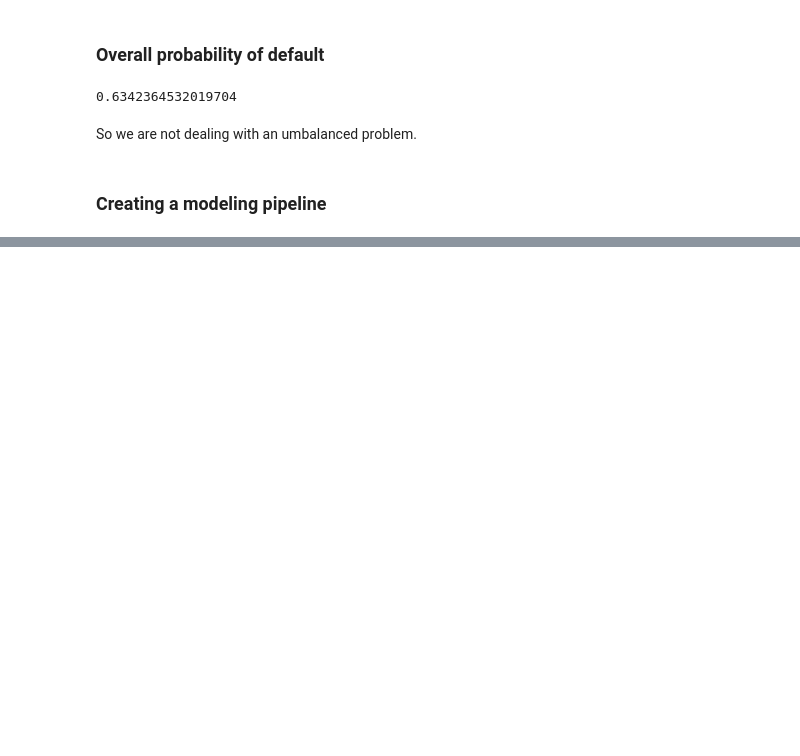
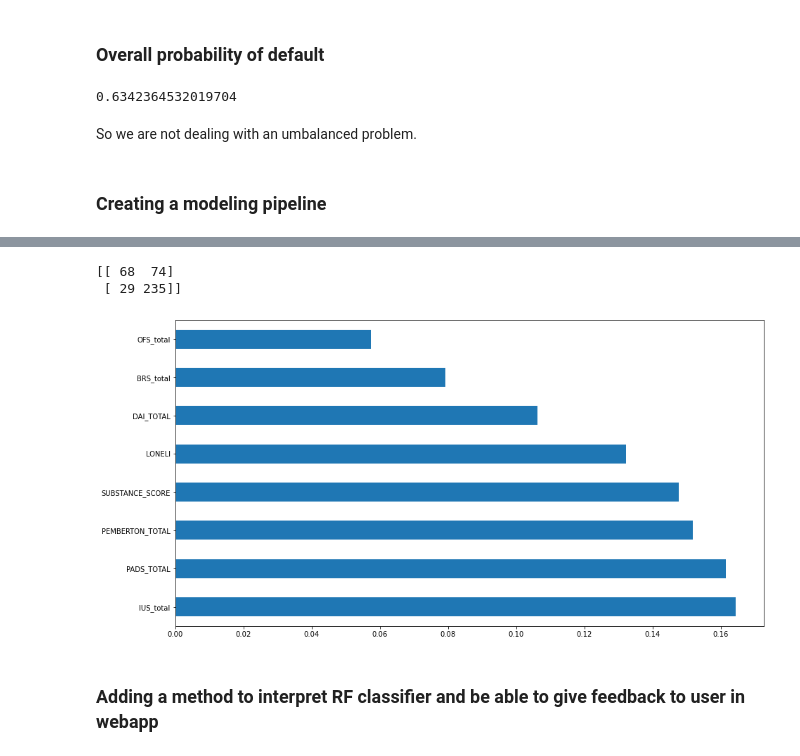
Before and after one commit to IgnacioJdelRey/resilience-study, a Jupyter notebook: 02_modeling.ipynb, the cells around one changed output, grey strips where cells are left out. Saved outputs shown, nothing was run; the diff lists cells and outputs as text; code cells hidden in the pictures; blank space fills up the shorter version.

```diff
--- a/02_modeling.ipynb
+++ b/02_modeling.ipynb
@@ -460,0 +644,12 @@ columns_importance.nlargest(20).plot(kind = 'barh');
+# %%
+cm = confusion_matrix(y_test, predictions_test)
+print(cm)
+# %% [output]
+[[ 68  74]
+ [ 29 235]]
+# %%
+columns_importance = pd.Series(pipeline.steps[1][1].feature_importances_, index=features.columns)
+fig = plt.figure(figsize = (15, 8))
+columns_importance.nlargest(20).plot(kind = 'barh');
+# %% [output]
+[figure, added]
@@ -461,3 +660,5 @@ columns_importance.nlargest(20).plot(kind = 'barh');
+# %% [markdown]
+### Adding a method to interpret RF classifier and be able to give feedback to user in webapp
 # %%
 #load the model from disk
 filename = './DecisionTreeClassifier_model.sav'
```
Also changed, not shown: parts of 22 cells of this notebook, 1 other file.
